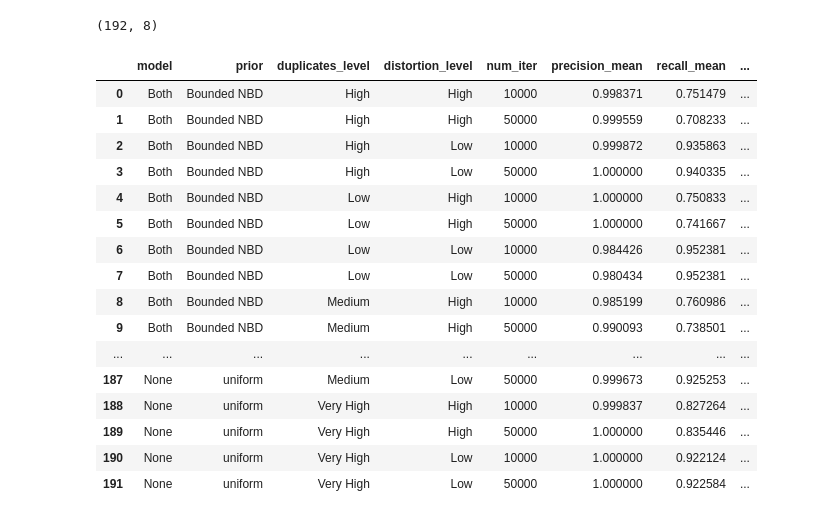
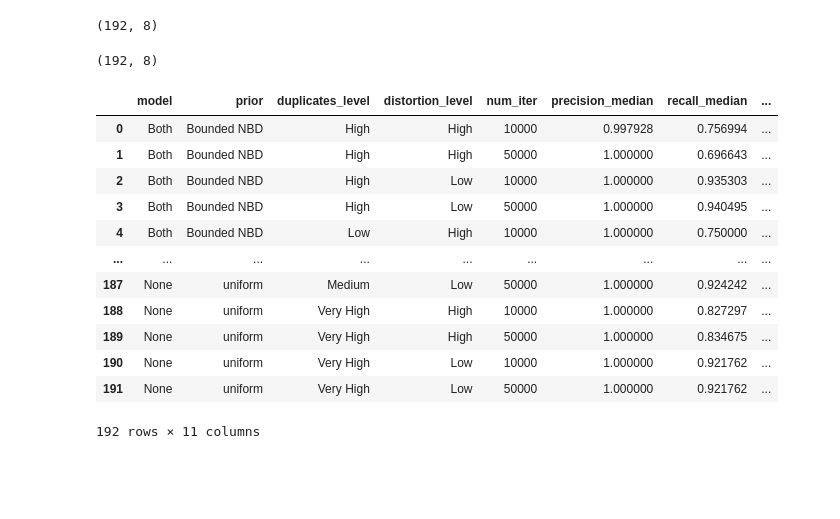
Before and after one commit to Emily0630/exchanger_data_collector, a Jupyter notebook: test.ipynb, the cells around one changed output. Drawn from its saved outputs; the diff is of its cells as text; code cells hidden in the pictures; blank space fills up the shorter version.

```diff
--- a/test.ipynb
+++ b/test.ipynb
@@ -227,6 +243,37 @@ grouped_data = data_final.groupby(['model', 'prior', 'duplicates_level', 'distor
 
 # Compute mean
 mean_values = grouped_data[['precision', 'recall', 'f1score']].mean().reset_index()
+
+# Compute median
+median_values = grouped_data[['precision', 'recall', 'f1score']].median().reset_index()
+
+# Compute lowe bound
+# Calculate the lower and upper bounds of the 95% credible interval
+bounds = grouped_data['precision', 'recall', 'f1score'].quantile([0.025, 0.975]).unstack(level=-1)
+
+# Now you have the bounds, we will need to flatten the MultiIndex for easy handling
+# If you are using pandas version >= 1.0.0
+bounds.columns = ['_'.join(col).strip() for col in bounds.columns.values]
+
+# For pandas version < 1.0.0, the above may not work, use the following instead:
+# bounds.columns = ['_'.join(col).rstrip('_') for col in bounds.columns.values]
+
+# Now let's rename the columns to reflect what they represent
+bounds.rename(columns={
+    'precision_0.025': 'precision_lower_bound',
+    'precision_0.975': 'precision_upper_bound',
+    'recall_0.025': 'recall_lower_bound',
+    'recall_0.975': 'recall_upper_bound',
+    'f1score_0.025': 'f1score_lower_bound',
+    'f1score_0.975': 'f1score_upper_bound'
+}, inplace=True)
+
+# Reset index to turn the groupby keys into columns
+bounds.reset_index(inplace=True)
+
+bounds.head()
+# Coumpute upper bound
+
 
 # Compute standard deviation
 std_dev_values = grouped_data[['precision', 'recall', 'f1score']].std().reset_index()
@@ -237,13 +284,18 @@ mean_values.rename(columns={
     'recall': 'recall_mean',
     'f1score': 'f1score_mean'}, inplace=True)
 
+median_values.rename(columns={
+'precision': 'precision_median',
+'recall': 'recall_median',
+'f1score': 'f1score_median'}, inplace=True)
+
 std_dev_values.rename(columns={
     'precision': 'precision_std',
     'recall': 'recall_std',
     'f1score': 'f1score_std'}, inplace=True)
 
 # Display the mean values
-mean_values.head(), std_dev_values.head()
+mean_values.head(), median_values.head(), std_dev_values.head()
 # %% [output]
 (  model        prior duplicates_level distortion_level  num_iter  \
  0  Both  Bounded NBD             High             High     10000
@@ -266,35 +366,35 @@ mean_values.head(), std_dev_values.head()
 mean_values.shape
 # %% [output]
 (192, 8)
+# %%
+median_values.shape
+# %% [output]
+(192, 8)
 # %%
 # Merge mean and standard deviation dataframes on the groupby columns
-combined_data = pd.merge(mean_values, std_dev_values,
+combined_data_median = pd.merge(median_values, std_dev_values,
                          on=['model', 'prior', 'duplicates_level', 'distortion_level', 'num_iter'])
 
 
-pd.set_option('display.max_rows', None)
+pd.set_option('display.max_rows', 20)
 
 
 # Display the combined dataframe
-combined_data
+combined_data_median
 # %% [output]
-|  | model | prior | duplicates_level | distortion_level | num_iter | precision_mean | recall_mean | ... |
-| 0 | Both | Bounded NBD | High | High | 10000 | 0.998371 | 0.751479 | ... |
-| 1 | Both | Bounded NBD | High | High | 50000 | 0.999559 | 0.708233 | ... |
-| 2 | Both | Bounded NBD | High | Low | 10000 | 0.999872 | 0.935863 | ... |
-| 3 | Both | Bounded NBD | High | Low | 50000 | 1.000000 | 0.940335 | ... |
-| 4 | Both | Bounded NBD | Low | High | 10000 | 1.000000 | 0.750833 | ... |
-| 5 | Both | Bounded NBD | Low | High | 50000 | 1.000000 | 0.741667 | ... |
-| 6 | Both | Bounded NBD | Low | Low | 10000 | 0.984426 | 0.952381 | ... |
-| 7 | Both | Bounded NBD | Low | Low | 50000 | 0.980434 | 0.952381 | ... |
-| 8 | Both | Bounded NBD | Medium | High | 10000 | 0.985199 | 0.760986 | ... |
-| 9 | Both | Bounded NBD | Medium | High | 50000 | 0.990093 | 0.738501 | ... |
+|  | model | prior | duplicates_level | distortion_level | num_iter | precision_median | recall_median | ... |
+| 0 | Both | Bounded NBD | High | High | 10000 | 0.997928 | 0.756994 | ... |
+| 1 | Both | Bounded NBD | High | High | 50000 | 1.000000 | 0.696643 | ... |
+| 2 | Both | Bounded NBD | High | Low | 10000 | 1.000000 | 0.935303 | ... |
+| 3 | Both | Bounded NBD | High | Low | 50000 | 1.000000 | 0.940495 | ... |
+| 4 | Both | Bounded NBD | Low | High | 10000 | 1.000000 | 0.750000 | ... |
 | ... | ... | ... | ... | ... | ... | ... | ... | ... |
-| 187 | None | uniform | Medium | Low | 50000 | 0.999673 | 0.925253 | ... |
-| 188 | None | uniform | Very High | High | 10000 | 0.999837 | 0.827264 | ... |
-| 189 | None | uniform | Very High | High | 50000 | 1.000000 | 0.835446 | ... |
-| 190 | None | uniform | Very High | Low | 10000 | 1.000000 | 0.922124 | ... |
-| 191 | None | uniform | Very High | Low | 50000 | 1.000000 | 0.922584 | ... |
+| 187 | None | uniform | Medium | Low | 50000 | 1.000000 | 0.924242 | ... |
+| 188 | None | uniform | Very High | High | 10000 | 1.000000 | 0.827297 | ... |
+| 189 | None | uniform | Very High | High | 50000 | 1.000000 | 0.834675 | ... |
+| 190 | None | uniform | Very High | Low | 10000 | 1.000000 | 0.921762 | ... |
+| 191 | None | uniform | Very High | Low | 50000 | 1.000000 | 0.921762 | ... |
+192 rows × 11 columns
 # %%
 pd.set_option('display.max_rows', 10)
 # %%
```
Also changed, not shown: parts of 8 cells of this notebook, 9 other files.
